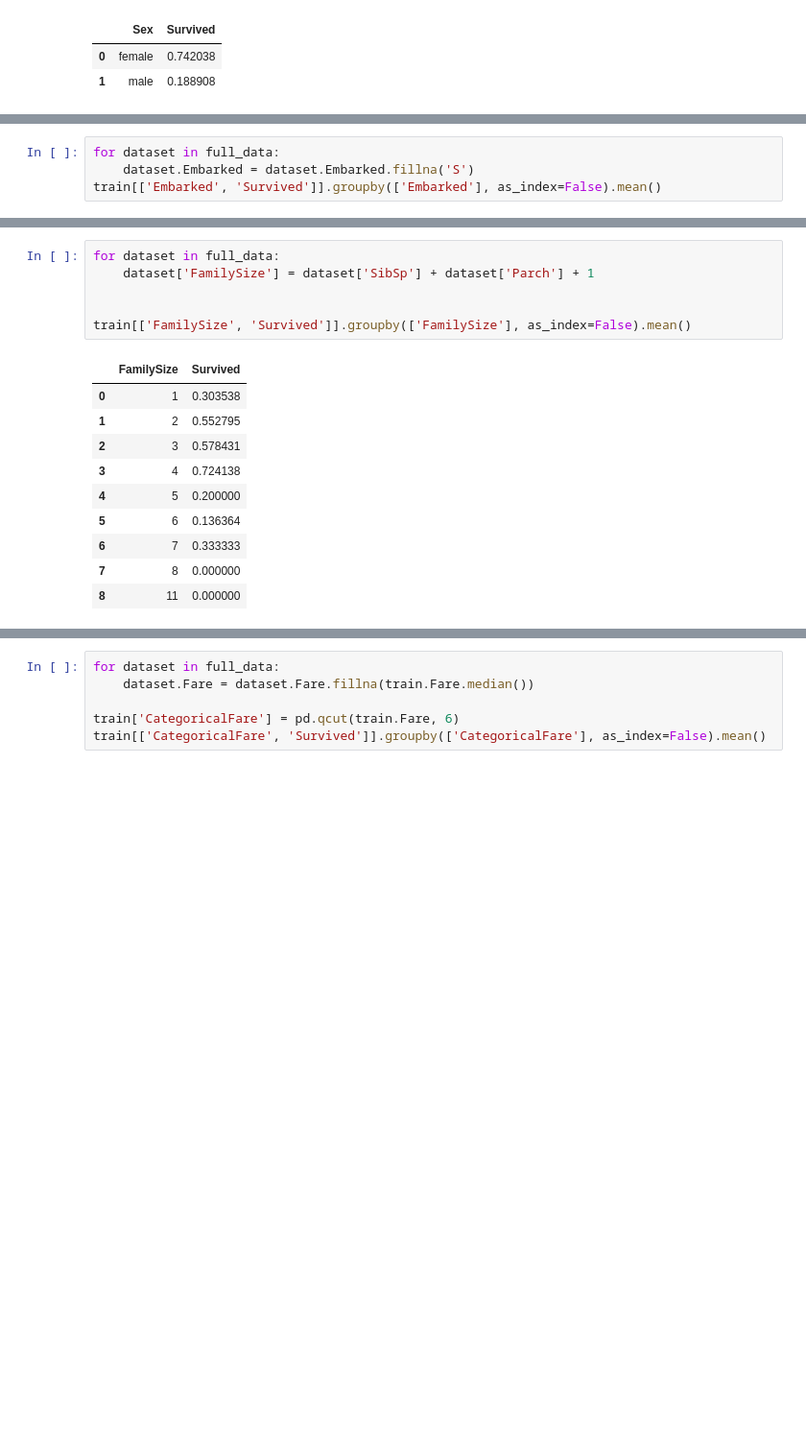
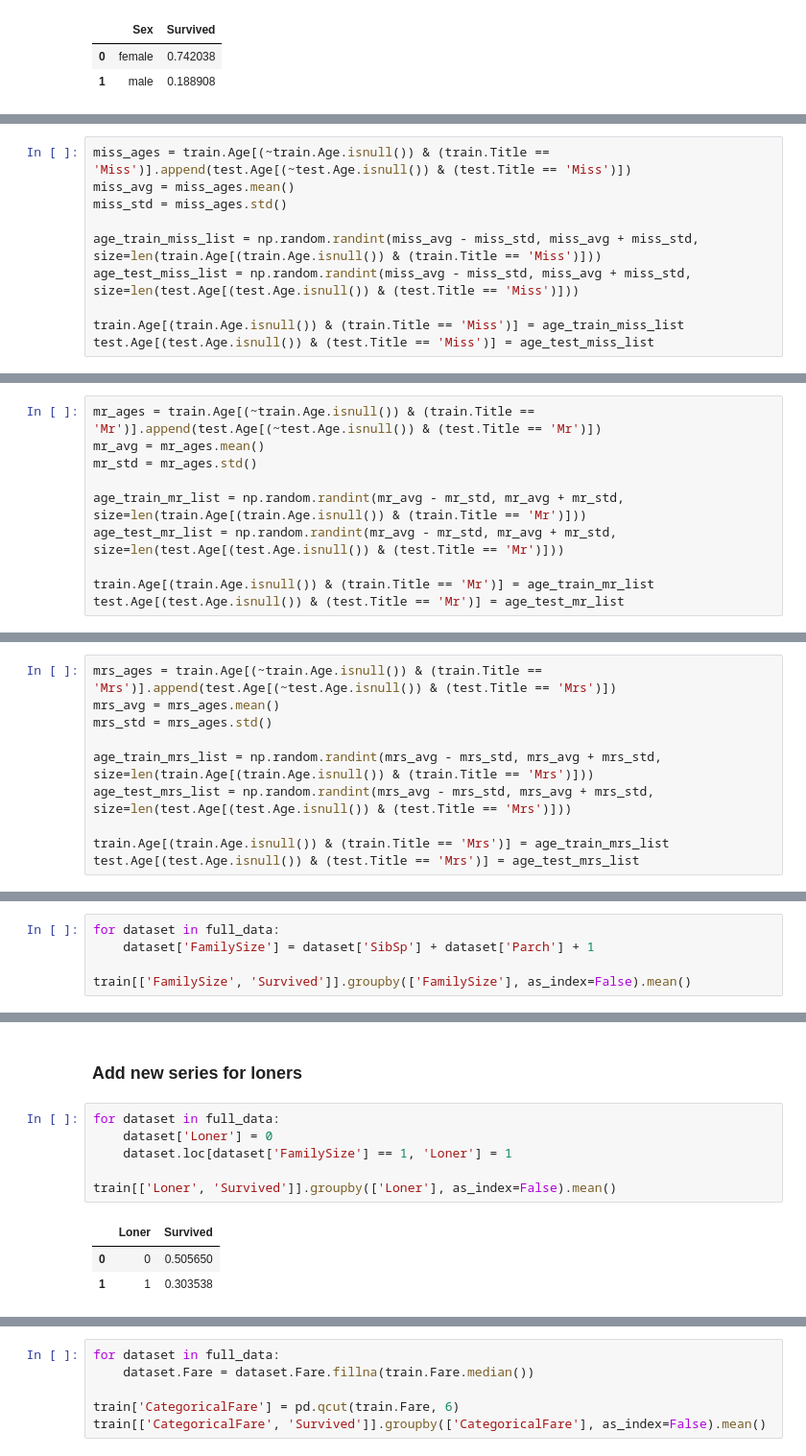
Before and after one commit to jeffyancey/Kaggle, a Jupyter notebook: develop/Titanic.ipynb, the cells around one changed output, grey strips where cells are left out. Shown at 96% size. Cells and saved outputs as stored; diff of their text form; blank space fills up the shorter version.

Commit message:
cleaning Age/FamilySize

```diff
--- a/develop/Titanic.ipynb
+++ b/develop/Titanic.ipynb
@@ -42,0 +107,10 @@ train[['Sex', 'Survived']].groupby(['Sex'], as_index=False).mean()
+# %%
+miss_ages = train.Age[(~train.Age.isnull()) & (train.Title == 'Miss')].append(test.Age[(~test.Age.isnull()) & (test.Title == 'Miss')])
+miss_avg = miss_ages.mean()
+miss_std = miss_ages.std()
+
+age_train_miss_list = np.random.randint(miss_avg - miss_std, miss_avg + miss_std, size=len(train.Age[(train.Age.isnull()) & (train.Title == 'Miss')]))
+age_test_miss_list = np.random.randint(miss_avg - miss_std, miss_avg + miss_std, size=len(test.Age[(test.Age.isnull()) & (test.Title == 'Miss')]))
+
+train.Age[(train.Age.isnull()) & (train.Title == 'Miss')] = age_train_miss_list
+test.Age[(test.Age.isnull()) & (test.Title == 'Miss')] = age_test_miss_list
@@ -42,0 +126,10 @@ train[['Sex', 'Survived']].groupby(['Sex'], as_index=False).mean()
+# %%
+mr_ages = train.Age[(~train.Age.isnull()) & (train.Title == 'Mr')].append(test.Age[(~test.Age.isnull()) & (test.Title == 'Mr')])
+mr_avg = mr_ages.mean()
+mr_std = mr_ages.std()
+
+age_train_mr_list = np.random.randint(mr_avg - mr_std, mr_avg + mr_std, size=len(train.Age[(train.Age.isnull()) & (train.Title == 'Mr')]))
+age_test_mr_list = np.random.randint(mr_avg - mr_std, mr_avg + mr_std, size=len(test.Age[(test.Age.isnull()) & (test.Title == 'Mr')]))
+
+train.Age[(train.Age.isnull()) & (train.Title == 'Mr')] = age_train_mr_list
+test.Age[(test.Age.isnull()) & (test.Title == 'Mr')] = age_test_mr_list
@@ -42,0 +145,10 @@ train[['Sex', 'Survived']].groupby(['Sex'], as_index=False).mean()
+# %%
+mrs_ages = train.Age[(~train.Age.isnull()) & (train.Title == 'Mrs')].append(test.Age[(~test.Age.isnull()) & (test.Title == 'Mrs')])
+mrs_avg = mrs_ages.mean()
+mrs_std = mrs_ages.std()
+
+age_train_mrs_list = np.random.randint(mrs_avg - mrs_std, mrs_avg + mrs_std, size=len(train.Age[(train.Age.isnull()) & (train.Title == 'Mrs')]))
+age_test_mrs_list = np.random.randint(mrs_avg - mrs_std, mrs_avg + mrs_std, size=len(test.Age[(test.Age.isnull()) & (test.Title == 'Mrs')]))
+
+train.Age[(train.Age.isnull()) & (train.Title == 'Mrs')] = age_train_mrs_list
+test.Age[(test.Age.isnull()) & (test.Title == 'Mrs')] = age_test_mrs_list
@@ -43,5 +195,6 @@ train[['Sex', 'Survived']].groupby(['Sex'], as_index=False).mean()
 # %%
 for dataset in full_data:
-    dataset.Embarked = dataset.Embarked.fillna('S')
-train[['Embarked', 'Survived']].groupby(['Embarked'], as_index=False).mean()
+    dataset['FamilySize'] = dataset['SibSp'] + dataset['Parch'] + 1
+
+train[['FamilySize', 'Survived']].groupby(['FamilySize'], as_index=False).mean()
 # %% [output]
@@ -52,17 +211,12 @@ train[['Embarked', 'Survived']].groupby(['Embarked'], as_index=False).mean()
+# %% [markdown]
+### Add new series for loners
 # %%
 for dataset in full_data:
-    dataset['FamilySize'] = dataset['SibSp'] + dataset['Parch'] + 1
+    dataset['Loner'] = 0
+    dataset.loc[dataset['FamilySize'] == 1, 'Loner'] = 1
 
-
-train[['FamilySize', 'Survived']].groupby(['FamilySize'], as_index=False).mean()
+train[['Loner', 'Survived']].groupby(['Loner'], as_index=False).mean()
 # %% [output]
-|  | FamilySize | Survived |
-| 0 | 1 | 0.303538 |
-| 1 | 2 | 0.552795 |
-| 2 | 3 | 0.578431 |
-| 3 | 4 | 0.724138 |
-| 4 | 5 | 0.200000 |
-| 5 | 6 | 0.136364 |
-| 6 | 7 | 0.333333 |
-| 7 | 8 | 0.000000 |
-| 8 | 11 | 0.000000 |
+|  | Loner | Survived |
+| 0 | 0 | 0.505650 |
+| 1 | 1 | 0.303538 |
```
Also changed, not shown: parts of 29 cells of this notebook, 1 other file.
